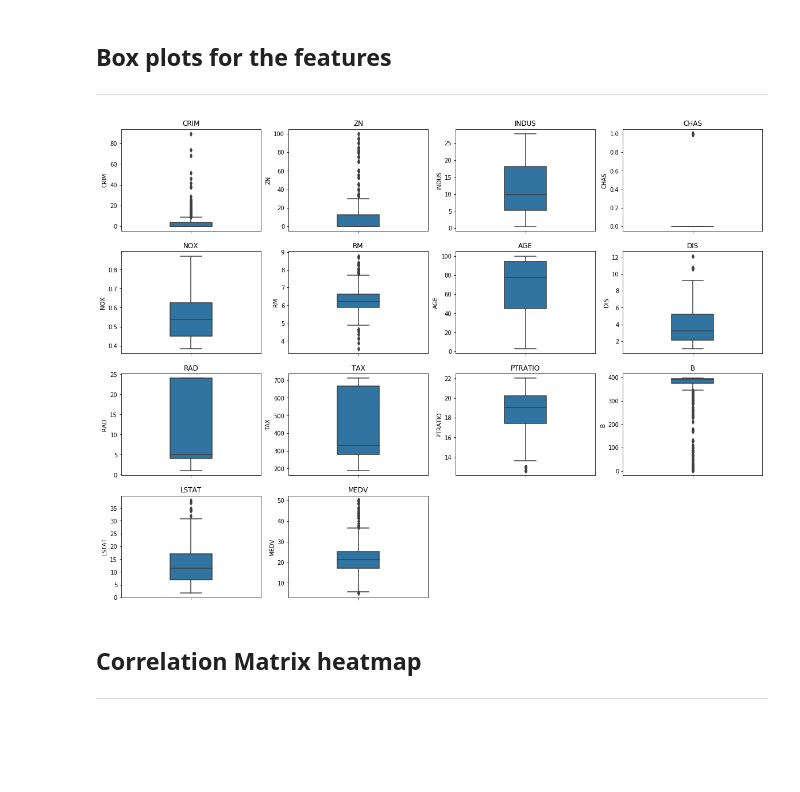
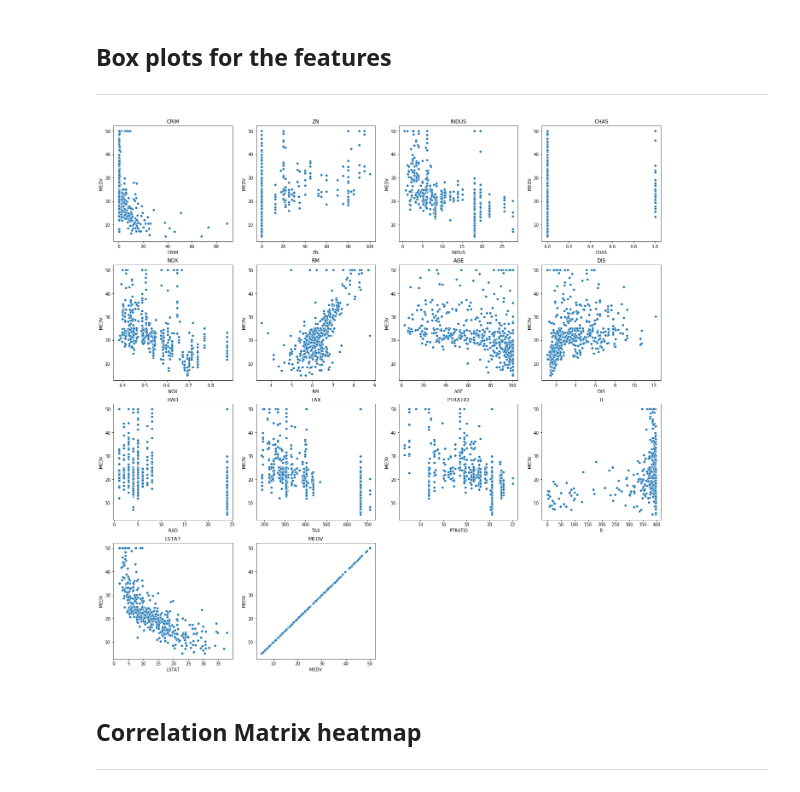
Before and after one commit to Victoria-Qiao/Boston_House_Prices_Modeling, a Jupyter notebook: data_analysis.ipynb, the cells around one changed output. Saved outputs shown, nothing was run; the diff lists cells and outputs as text; code cells hidden in the pictures; blank space fills up the shorter version.

Commit message:
add scatter plot (the features vs the target variable MEDV)

```diff
--- a/data_analysis.ipynb
+++ b/data_analysis.ipynb
@@ -73,17 +73,17 @@ Text(0.5,0.98,'Feature distribution')
 # %%
 import seaborn as sns
 
-plt.figure(figsize=(20, 15))
+plt.figure(figsize=(23, 23))
 
 for i, column in enumerate(dataset.columns):
     plt.subplot(4, 4, i + 1)
-    sns.boxplot(y=dataset[column], width=.3)
+    sns.scatterplot(x=dataset[column], y=dataset['MEDV'])
     plt.title(column)
 
 # plt.tight_layout()
 # plt.show()
 # %% [output]
-[figure, old version]
+[figure, new version]
 # %% [markdown]
 ## Correlation Matrix heatmap
 ***
```
Also changed, not shown: parts of 8 cells of this notebook.
